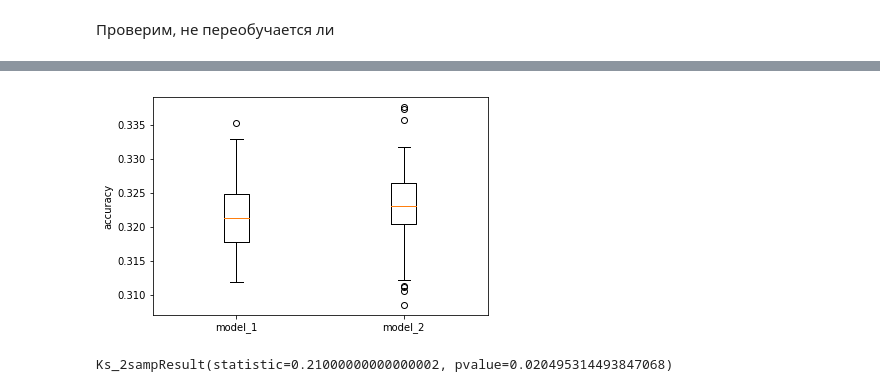
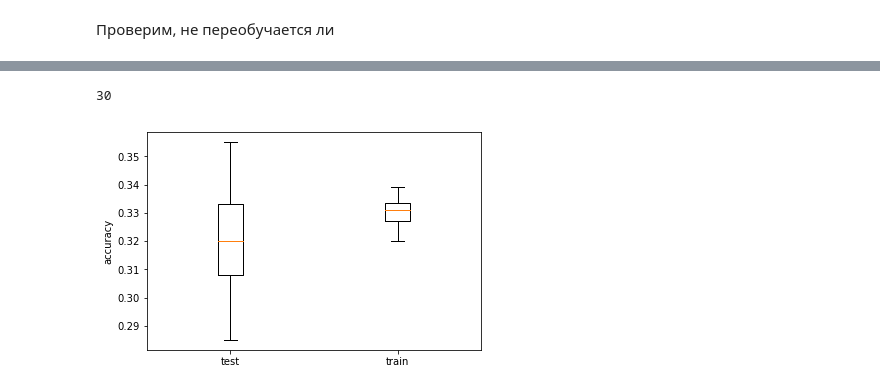
Before and after one commit to litvinanna/neuro_tools, a Jupyter notebook: DNN_litvin.ipynb, the cells around one changed output, grey strips where cells are left out. Drawn from its saved outputs; the diff is of its cells as text; code cells hidden in the pictures.

```diff
--- a/DNN_litvin.ipynb
+++ b/DNN_litvin.ipynb
@@ -59,0 +3,5 @@ print( test1.shape, test2.shape, test_ans.shape)
+# %%
+import pickle
+with open("../results/dnn/ecoli_10_10000_1000.data", "rb") as file:
+    data_list = pickle.load(file)
+data = data_list[0]
@@ -250,0 +95,4 @@ Epoch 00008: early stopping
+# %%
+with open("../results/dnn/dnn_model_1_all_runs_10_p2.pyob", "rb") as file:
+    (test_accs_1, train_accs_1) = pickle.load(file)
+print(len(test_accs_1))
@@ -261,0 +119,5 @@ Ks_2sampResult(statistic=0.09000000000000008, pvalue=0.794183771284772)
+# %%
+for patience in [1, 2, 3, 4, 5, 6, 7]:
+    with open("../results/dnn/dnn_model_1_all_runs_10_p{}.pyob".format(patience), "rb") as file:
+        (test_accs_1, train_accs_1) = pickle.load(file)
+        print(patience, scipy.stats.mannwhitneyu(test_accs_1, train_accs_1))
@@ -409,9 +182,16 @@ Epoch 00008: early stopping
+# %%
+with open("../results/dnn/dnn_model_2_all_runs_10_p5.pyob", "rb") as file:
+    (test_accs_2, train_accs_2) = pickle.load(file)
+print(len(test_accs_2))
+# %% [output]
+30
 # %%
-plt.boxplot([test_accs_regr_1, test_accs_regr_1_2layer])
-plt.xticks([1, 2], ('model_1', 'model_2'))
+import matplotlib.pyplot as plt
+%matplotlib inline
+
+plt.boxplot([test_accs_2, train_accs_2])
+plt.xticks([1,2], ('test', 'train'))
 plt.ylabel("accuracy")
 plt.show()
-ks_2samp(test_accs_regr_1, test_accs_regr_1_2layer)
 # %% [output]
-[figure, old version]
+[figure, new version]
-Ks_2sampResult(statistic=0.21000000000000002, pvalue=0.020495314493847068)
```
Also changed, not shown: parts of 37 cells of this notebook, 9 other files.
